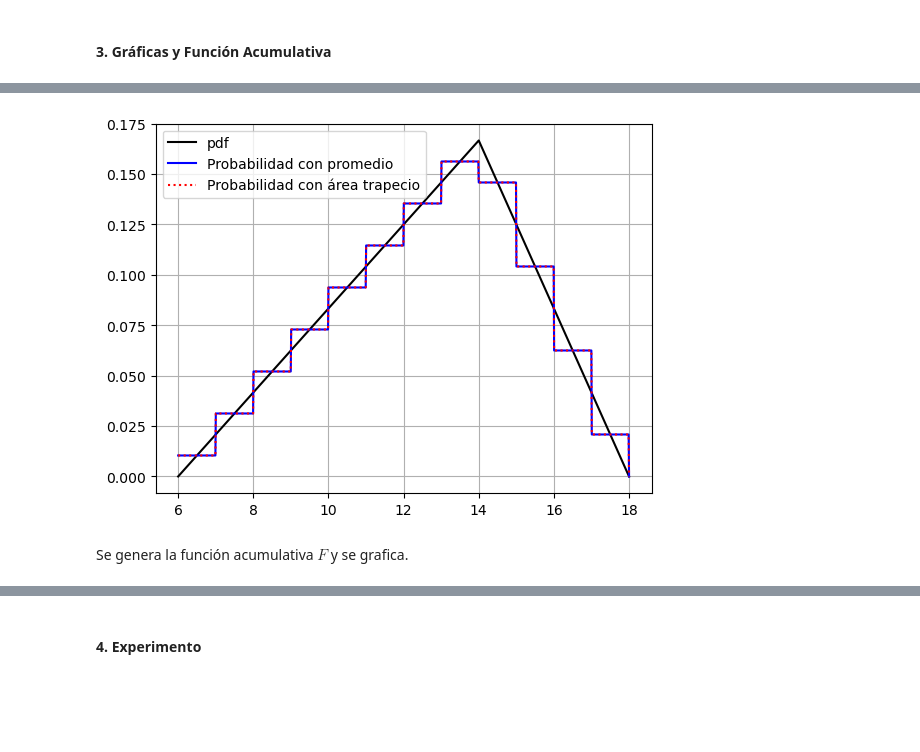
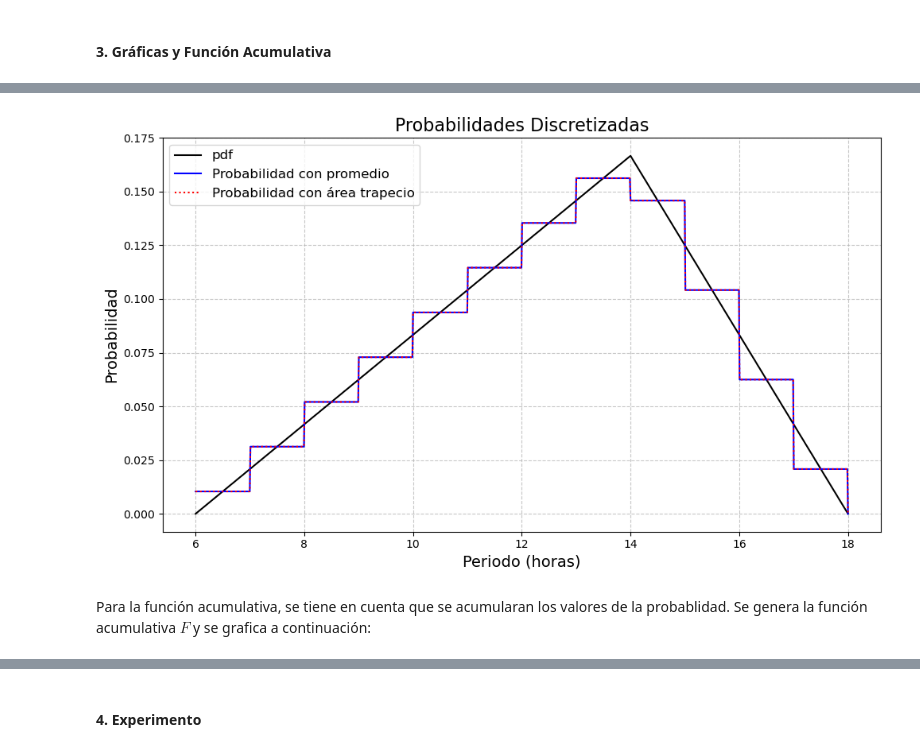
Before and after one commit to PinzonHarker/2024-II_InstrumentacionNuclear, a Jupyter notebook: 1-1_Taller_Simulacion.ipynb, the cells around one changed output, grey strips where cells are left out. Drawn from its saved outputs; the diff is of its cells as text; code cells hidden in the pictures; blank space fills up the shorter version.

```diff
--- a/1-1_Taller_Simulacion.ipynb
+++ b/1-1_Taller_Simulacion.ipynb
@@ -212,14 +233,3 @@ $$P(x) = \left\{ \begin{array}{lcc} 0 & si & x < 6 \\  f_{max}((1/8) x - (3/4))
 Podemos despejar la normalización para tenerla como parámetro en nuestro objeto `prob_lluvia` y de esa manera generalizarlo aún más.
 # %% [markdown]
 #### 3. Gráficas y Función Acumulativa
-# %%
-# Ejemplo de uso
-pl = prob_lluvia(1)
-
-x_vals = pl.horas
-
-x = np.linspace(min(x_vals), max(x_vals), 1090)
-fig, ax = configure_plot("Mi Gráfico", "Eje X", "Eje Y")
-ax.plot(x, [pl.P(i) for i in x], color="black", label="pdf")
-
-plt.show()
@@ -228,32 +236,42 @@ plt.show()
 # %%
-pl = prob_lluvia(1)
+model = model_rain(1)
 
-x_vals = pl.horas
+# Plottting
+fig, ax = plot_template(
+    title="Probabilidades Discretizadas",
+    x_label="Periodo (horas)",
+    y_label="Probabilidad",
+)
+hours = model.hours  # steps in the cell partition
+steps = np.linspace(min(hours), max(hours), 1000)
 
-x = np.linspace(min(x_vals), max(x_vals), 1090)
-plt.plot(x, [pl.P(i) for i in x], color="black", label="pdf")
-plt.plot(
-    x,
-    [pl.promedio(horas) for horas in x],
+"""Graficar función de densidad de probabilidad (PDF)"""
+ax.plot(steps, [model.PDF(x) for x in steps], color="black", label="pdf")
+
+"""Gráficar probabilidad con el método del punto medio."""
+ax.plot(
+    steps,
+    [model.prob_averaging_norm(x) for x in steps],
     color="blue",
     label="Probabilidad con promedio",
 )
-plt.plot(
-    x,
-    [pl.integral(horas) for horas in x],
+
+"""Graficar probabilidad con el método de la 'integración'"""
+ax.plot(
+    steps,
+    [model.prob_integrating_norm(x) for x in steps],
     ls="dotted",
     color="red",
     label="Probabilidad con área trapecio",
 )
-plt.grid()
 
 # Añadir leyenda para más claridad
-plt.legend()
+ax.legend(fontsize=12)
 
 # Mostrar el gráfico
 plt.show()
 # %% [output]
-[figure, old version]
+[figure, new version]
 # %% [markdown]
-Se genera la función acumulativa $F$ y se grafica.
+Para la función acumulativa, se tiene en cuenta que se acumularan los valores de la probablidad. Se genera la función acumulativa $F$ y se grafica a continuación:
 # %%
```
Also changed, not shown: parts of 8 cells of this notebook.
